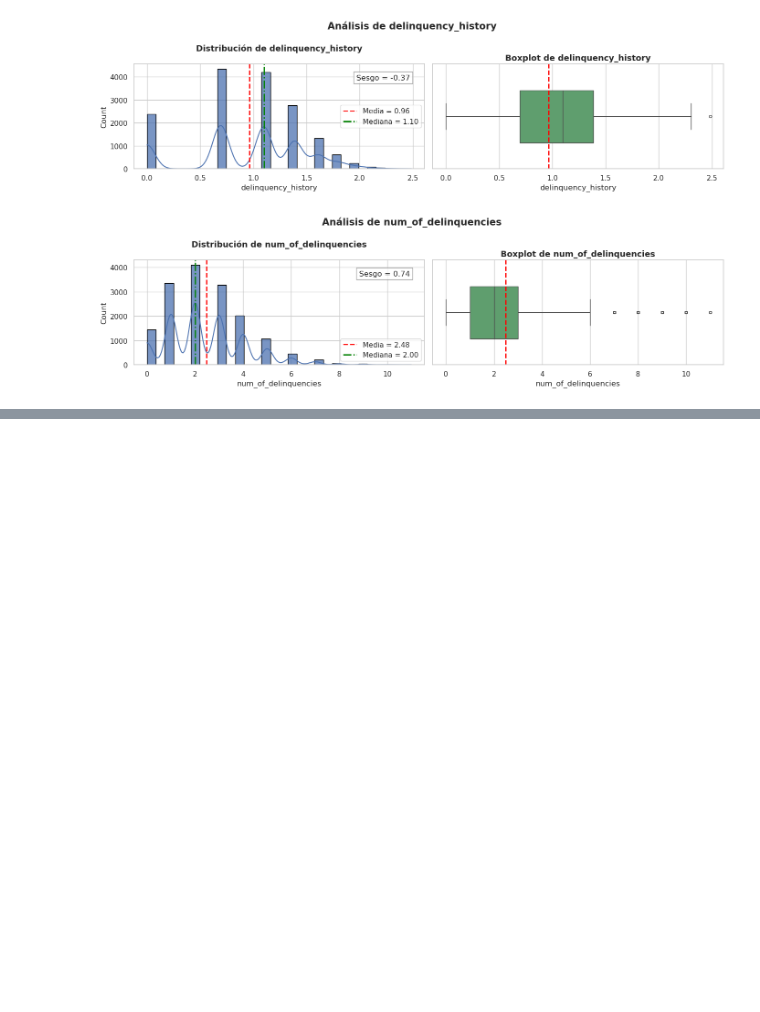
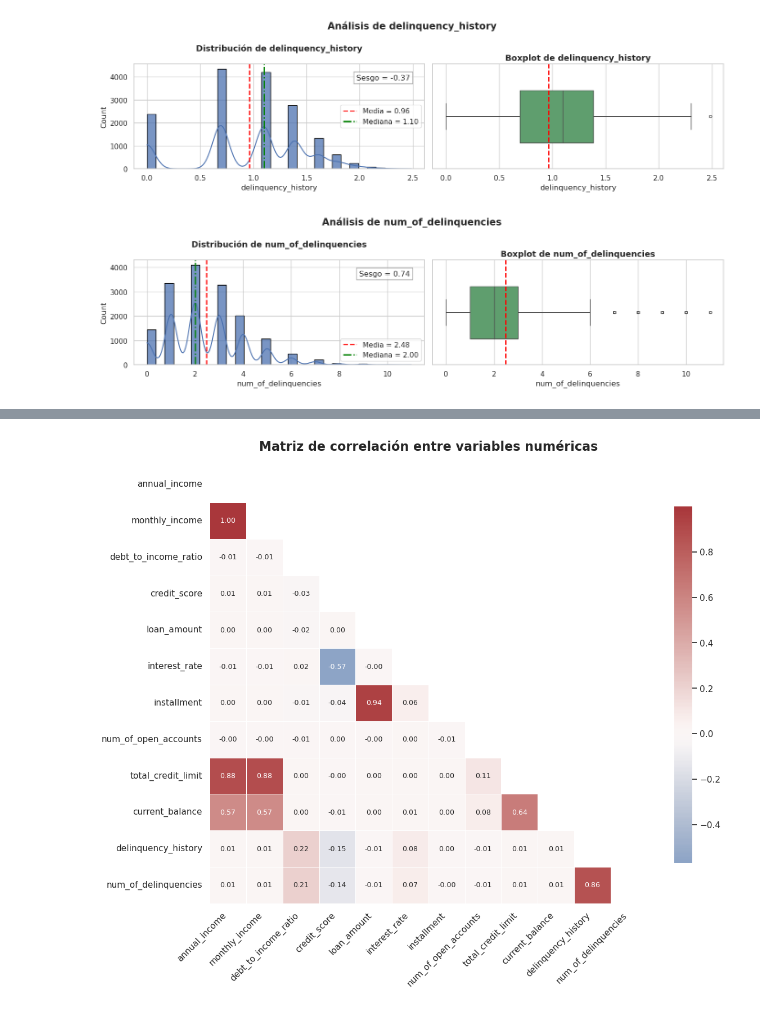
Before and after one commit to JairRamosG/Loan_Status_Prediction, a Jupyter notebook: notebooks/02_Feature_Engineering.ipynb, the cells around one changed output, grey strips where cells are left out. Cells and saved outputs as stored; diff of their text form; code cells hidden in the pictures; blank space fills up the shorter version.

```diff
--- a/notebooks/02_Feature_Engineering.ipynb
+++ b/notebooks/02_Feature_Engineering.ipynb
@@ -183,0 +223,4 @@ plot_distribucion_box(train, numeric_cols)
+# %%
+plot_corr_mat(train, numeric_cols)
+# %% [output]
+[figure, added]
```
Also changed, not shown: parts of 7 cells of this notebook.
